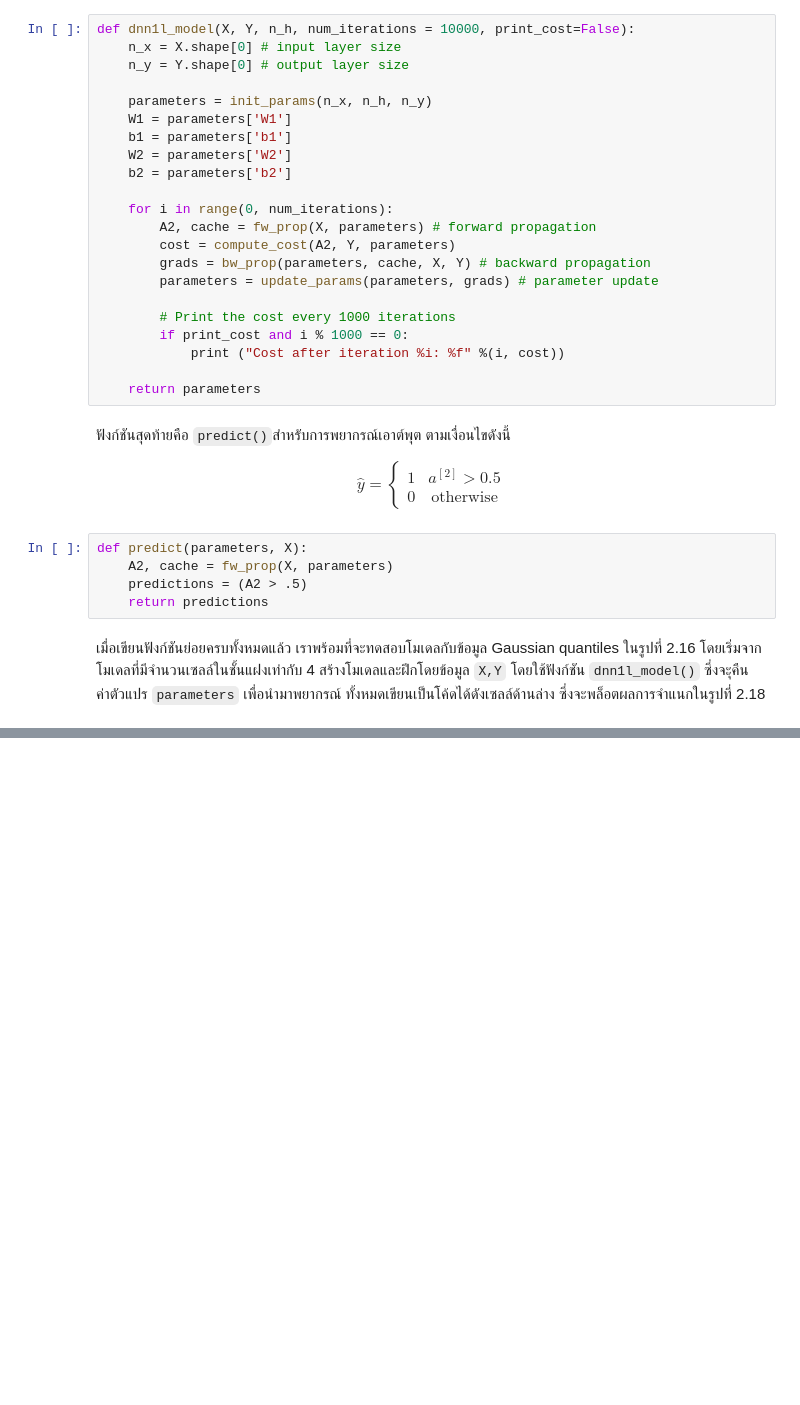
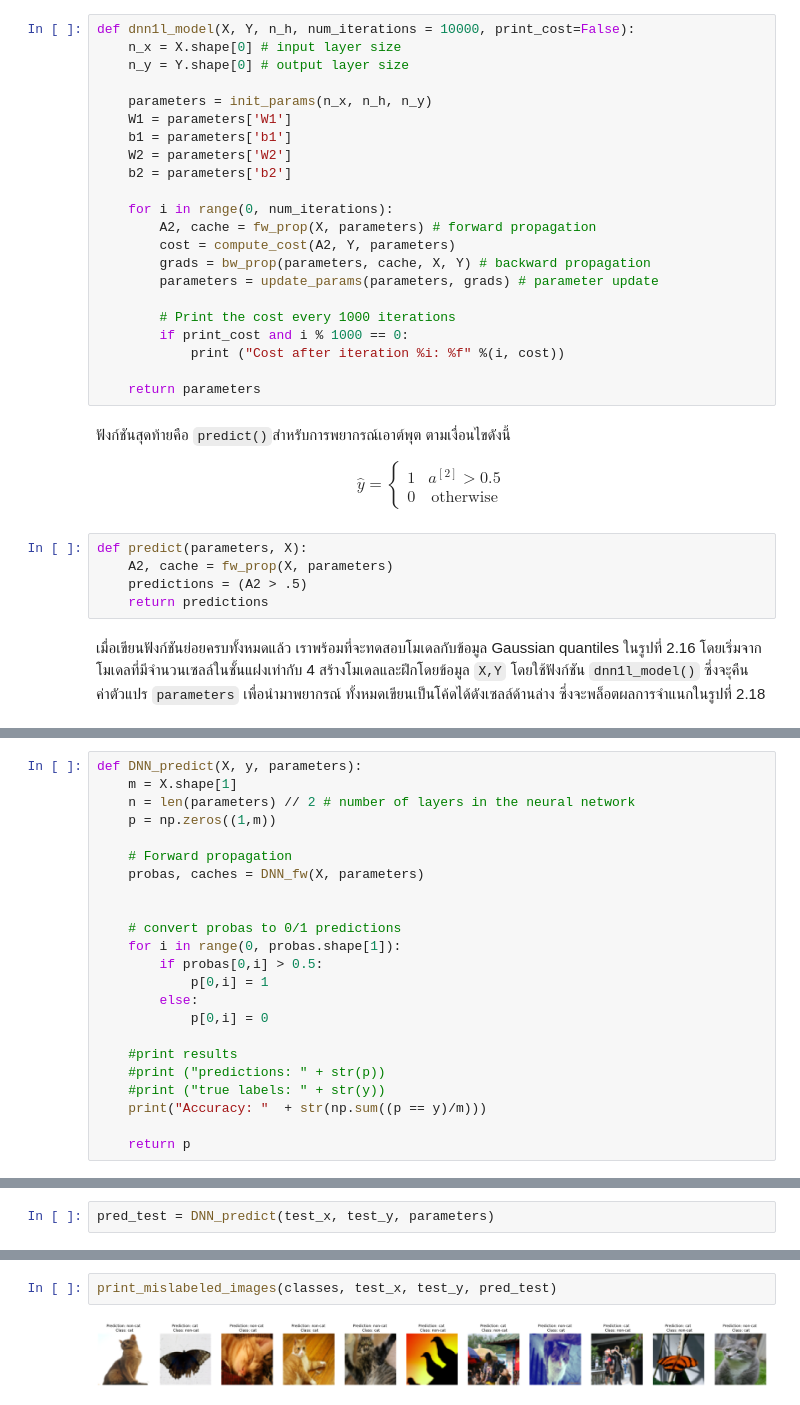
Before and after one commit to dewdotninja/books, a Jupyter notebook: th/anndl/chapter2.ipynb, the cells around one changed output, grey strips where cells are left out. Cells and saved outputs as stored; diff of their text form; blank space fills up the shorter version.

```diff
--- a/th/anndl/chapter2.ipynb
+++ b/th/anndl/chapter2.ipynb
@@ -1160,0 +1647,23 @@ Cost after iteration 9000: 0.080615
+# %%
+def DNN_predict(X, y, parameters):
+    m = X.shape[1]
+    n = len(parameters) // 2 # number of layers in the neural network
+    p = np.zeros((1,m))
+
+    # Forward propagation
+    probas, caches = DNN_fw(X, parameters)
+
+
+    # convert probas to 0/1 predictions
+    for i in range(0, probas.shape[1]):
+        if probas[0,i] > 0.5:
+            p[0,i] = 1
+        else:
+            p[0,i] = 0
+
+    #print results
+    #print ("predictions: " + str(p))
+    #print ("true labels: " + str(y))
+    print("Accuracy: "  + str(np.sum((p == y)/m)))
+
+    return p
@@ -1160,0 +1674,2 @@ Cost after iteration 9000: 0.080615
+# %%
+pred_test = DNN_predict(test_x, test_y, parameters)
@@ -1160,0 +1695,4 @@ Cost after iteration 9000: 0.080615
+# %%
+print_mislabeled_images(classes, test_x, test_y, pred_test)
+# %% [output]
+[figure, added]
```
Also changed, not shown: parts of 65 cells of this notebook.
